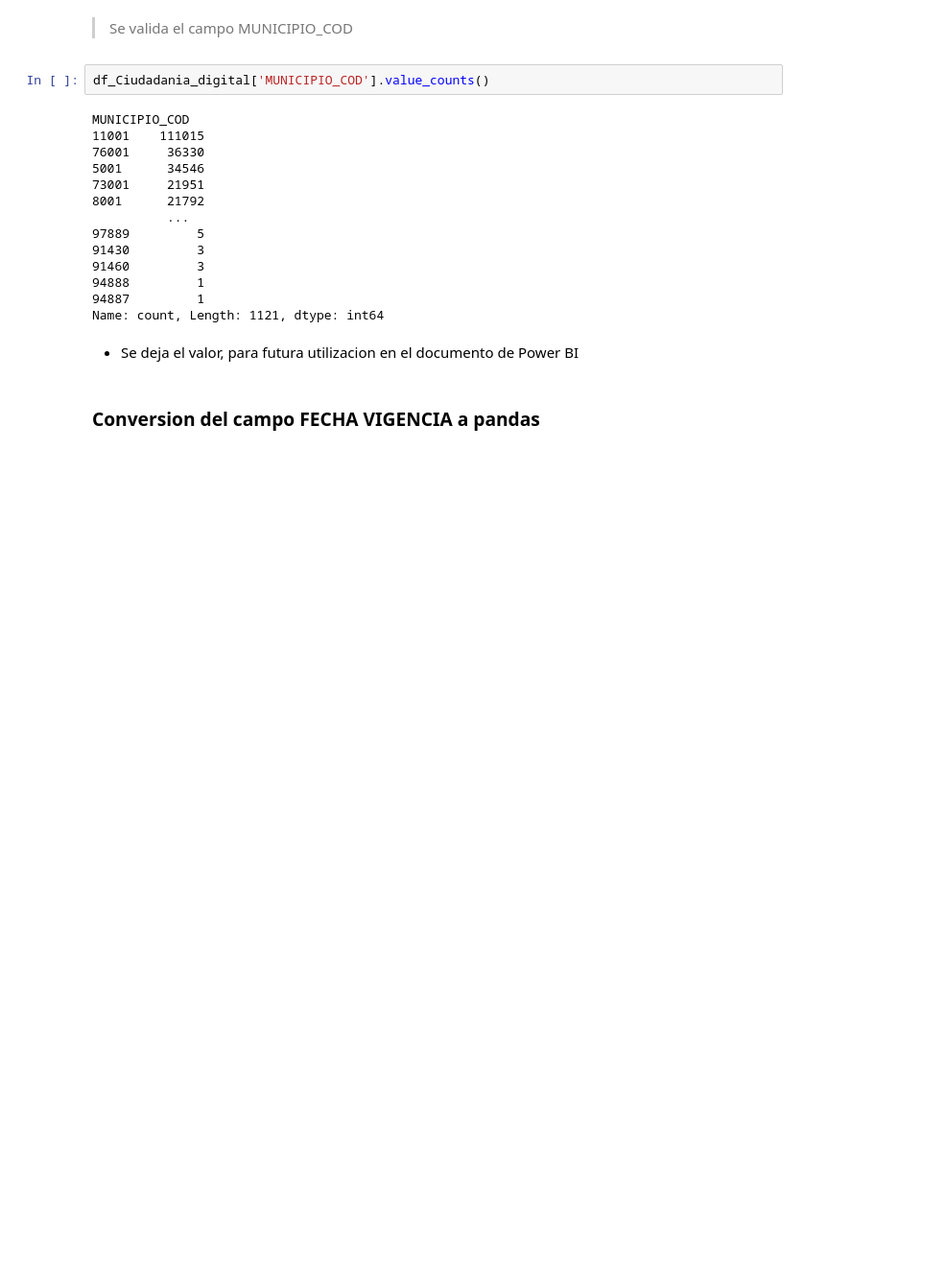
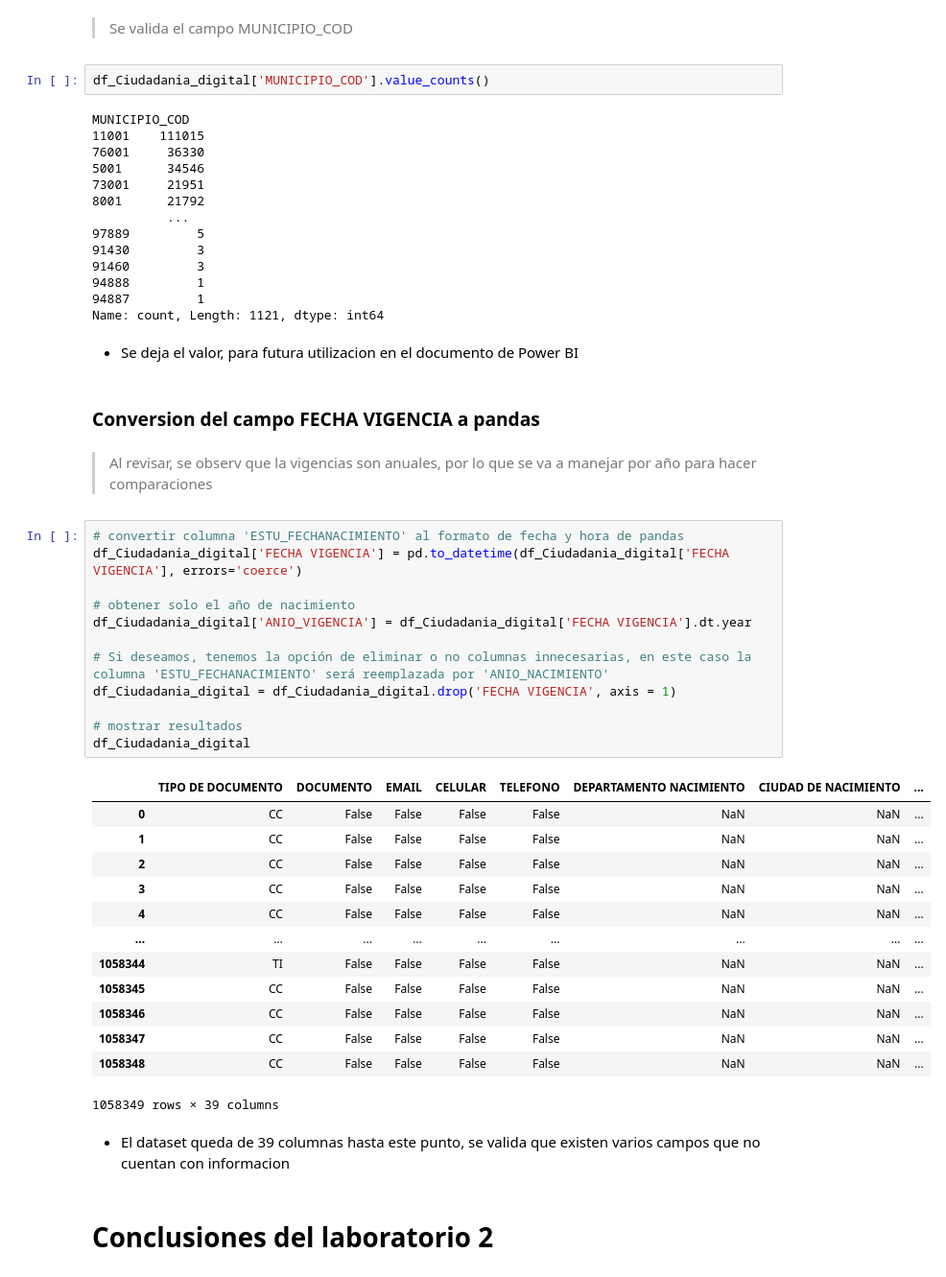
Before and after one commit to Dalivi83/analisisyvisualizaciondata, a Jupyter notebook: laboratorio2.ipynb, the cells around one changed output. Shown at 96% size. Cells and saved outputs as stored; diff of their text form; blank space fills up the shorter version.

```diff
--- a/laboratorio2.ipynb
+++ b/laboratorio2.ipynb
@@ -7204,3 +7204,35 @@ Name: count, Length: 1121, dtype: int64
 * Se deja el valor, para futura utilizacion en el documento de Power BI
 # %% [markdown]
 ### Conversion del campo FECHA VIGENCIA a pandas
+# %% [markdown]
+> Al revisar, se observ que la vigencias son anuales, por lo que se va a manejar por año para hacer comparaciones
+# %%
+# convertir columna 'ESTU_FECHANACIMIENTO' al formato de fecha y hora de pandas
+df_Ciudadania_digital['FECHA VIGENCIA'] = pd.to_datetime(df_Ciudadania_digital['FECHA VIGENCIA'], errors='coerce')
+
+# obtener solo el año de nacimiento
+df_Ciudadania_digital['ANIO_VIGENCIA'] = df_Ciudadania_digital['FECHA VIGENCIA'].dt.year
+
+# Si deseamos, tenemos la opción de eliminar o no columnas innecesarias, en este caso la columna 'ESTU_FECHANACIMIENTO' será reemplazada por 'ANIO_NACIMIENTO'
+df_Ciudadania_digital = df_Ciudadania_digital.drop('FECHA VIGENCIA', axis = 1)
+
+# mostrar resultados
+df_Ciudadania_digital
+# %% [output]
+|  | TIPO DE DOCUMENTO | DOCUMENTO | EMAIL | CELULAR | TELEFONO | DEPARTAMENTO NACIMIENTO | CIUDAD DE NACIMIENTO | ... |
+| 0 | CC | False | False | False | False | NaN | NaN | ... |
+| 1 | CC | False | False | False | False | NaN | NaN | ... |
+| 2 | CC | False | False | False | False | NaN | NaN | ... |
+| 3 | CC | False | False | False | False | NaN | NaN | ... |
+| 4 | CC | False | False | False | False | NaN | NaN | ... |
+| ... | ... | ... | ... | ... | ... | ... | ... | ... |
+| 1058344 | TI | False | False | False | False | NaN | NaN | ... |
+| 1058345 | CC | False | False | False | False | NaN | NaN | ... |
+| 1058346 | CC | False | False | False | False | NaN | NaN | ... |
+| 1058347 | CC | False | False | False | False | NaN | NaN | ... |
+| 1058348 | CC | False | False | False | False | NaN | NaN | ... |
+1058349 rows × 39 columns
+# %% [markdown]
+* El dataset queda de 39 columnas hasta este punto, se valida que existen varios campos que no cuentan con informacion
+# %% [markdown]
+# Conclusiones del laboratorio 2
```
Also changed, not shown: parts of 1 cell of this notebook.
